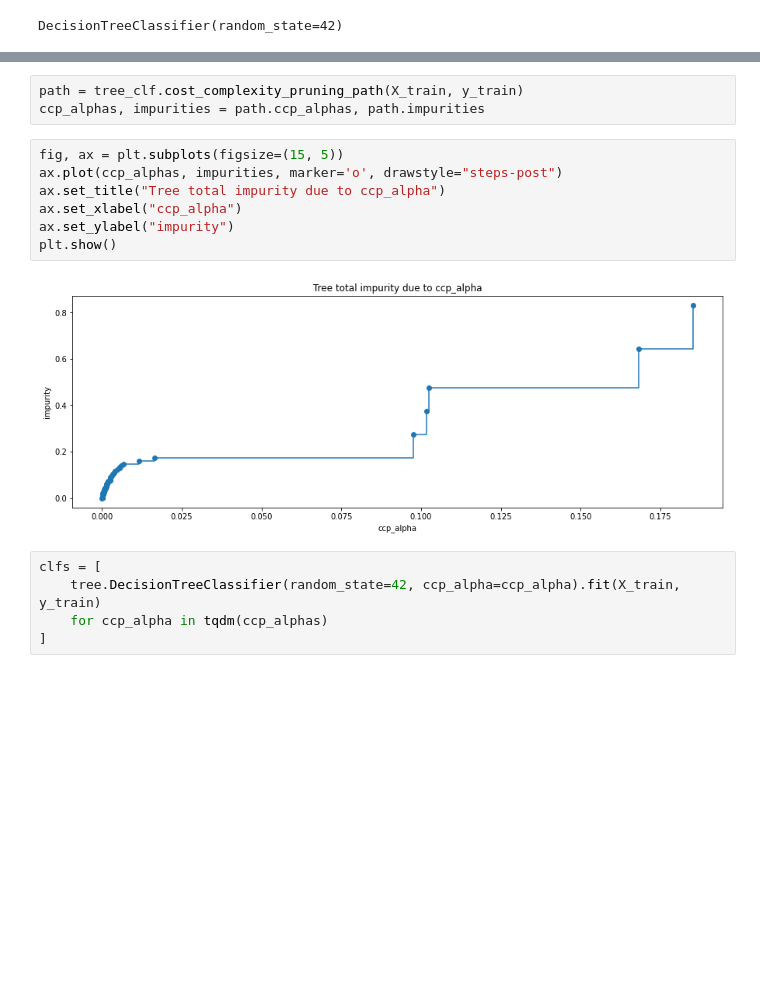
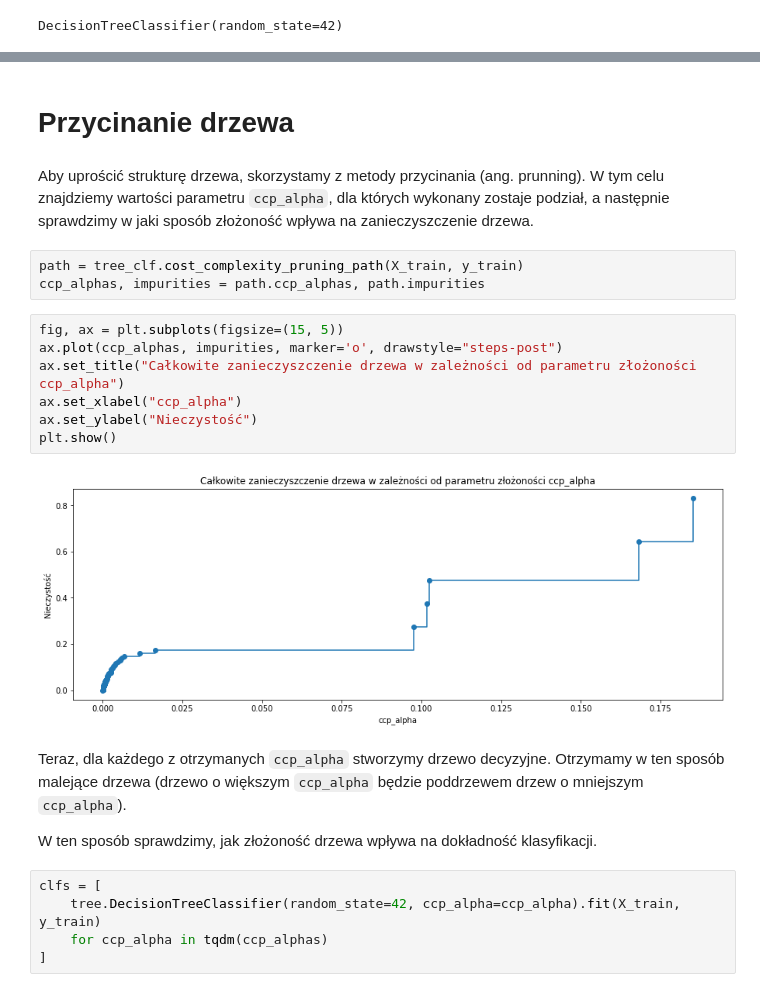
Before and after one commit to pfilo8/BHL-Hackathon-AI, a Jupyter notebook: Model-PrunnedTree-model.ipynb, the cells around one changed output, grey strips where cells are left out. Drawn from its saved outputs; the diff is of its cells as text; blank space fills up the shorter version.

```diff
--- a/Model-PrunnedTree-model.ipynb
+++ b/Model-PrunnedTree-model.ipynb
@@ -85,15 +109,23 @@ Classification report:
+# %% [markdown]
+# Przycinanie drzewa
+# %% [markdown]
+Aby uprościć strukturę drzewa, skorzystamy z metody przycinania (ang. prunning). W tym celu znajdziemy wartości parametru `ccp_alpha`, dla których wykonany zostaje podział, a następnie sprawdzimy w jaki sposób złożoność wpływa na zanieczyszczenie drzewa.
 # %%
 path = tree_clf.cost_complexity_pruning_path(X_train, y_train)
 ccp_alphas, impurities = path.ccp_alphas, path.impurities
 # %%
 fig, ax = plt.subplots(figsize=(15, 5))
 ax.plot(ccp_alphas, impurities, marker='o', drawstyle="steps-post")
-ax.set_title("Tree total impurity due to ccp_alpha")
+ax.set_title("Całkowite zanieczyszczenie drzewa w zależności od parametru złożoności ccp_alpha")
 ax.set_xlabel("ccp_alpha")
-ax.set_ylabel("impurity")
+ax.set_ylabel("Nieczystość")
 plt.show()
 # %% [output]
-[figure, old version]
+[figure, new version]
+# %% [markdown]
+Teraz, dla każdego z otrzymanych `ccp_alpha` stworzymy drzewo decyzyjne. Otrzymamy w ten sposób malejące drzewa (drzewo o większym `ccp_alpha` będzie poddrzewem drzew o mniejszym `ccp_alpha`).
+
+W ten sposób sprawdzimy, jak złożoność drzewa wpływa na dokładność klasyfikacji.
 # %%
 clfs = [
     tree.DecisionTreeClassifier(random_state=42, ccp_alpha=ccp_alpha).fit(X_train, y_train)
```
Also changed, not shown: parts of 25 cells of this notebook.
